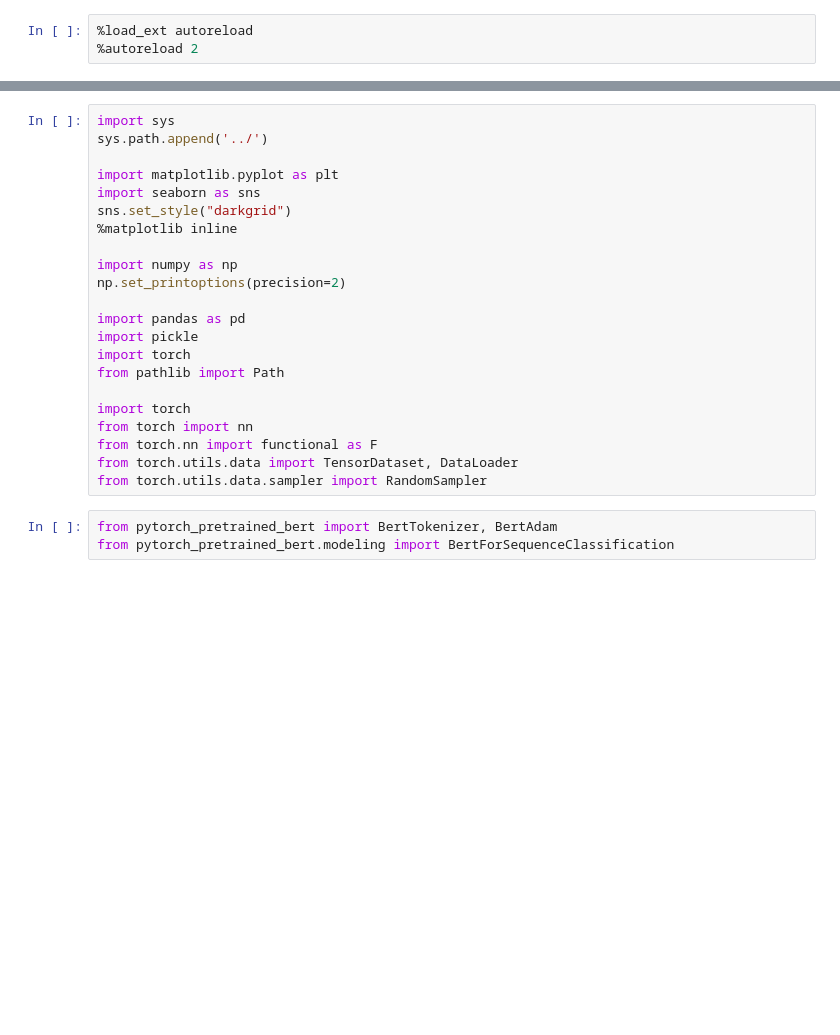
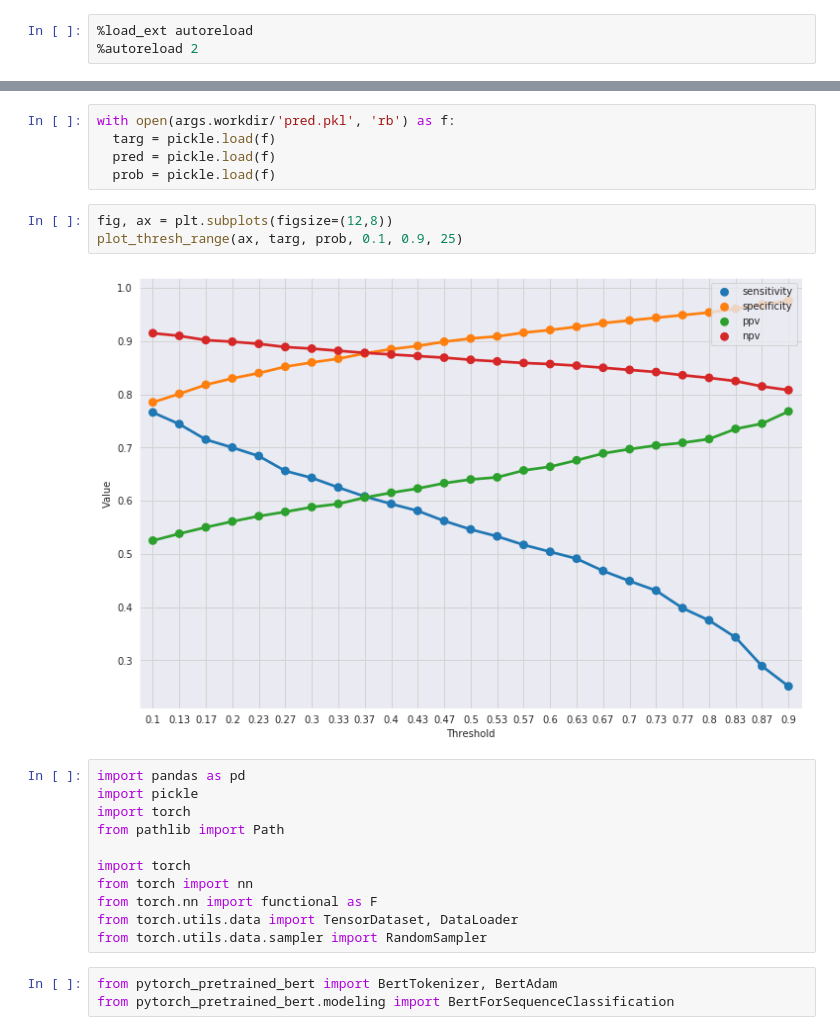
Before and after one commit to sudarshan85/imminent-adm-mimic, a Jupyter notebook: bert/bert_classifier.ipynb, the cells around one changed output, grey strips where cells are left out. Drawn from its saved outputs; the diff is of its cells as text; blank space fills up the shorter version.

Commit message:
Plotted threshold = 0.1

```diff
--- a/bert/bert_classifier.ipynb
+++ b/bert/bert_classifier.ipynb
@@ -8,15 +43,14 @@
+# %%
+with open(args.workdir/'pred.pkl', 'rb') as f:
+  targ = pickle.load(f)
+  pred = pickle.load(f)
+  prob = pickle.load(f)
+# %%
+fig, ax = plt.subplots(figsize=(12,8))
+plot_thresh_range(ax, targ, prob, 0.1, 0.9, 25)
+# %% [output]
+[figure, added]
 # %%
-import sys
-sys.path.append('../')
-
-import matplotlib.pyplot as plt
-import seaborn as sns
-sns.set_style("darkgrid")
-%matplotlib inline
-
-import numpy as np
-np.set_printoptions(precision=2)
-
 import pandas as pd
 import pickle
 import torch
```
Also changed, not shown: parts of 2 cells of this notebook, 2 other files.
